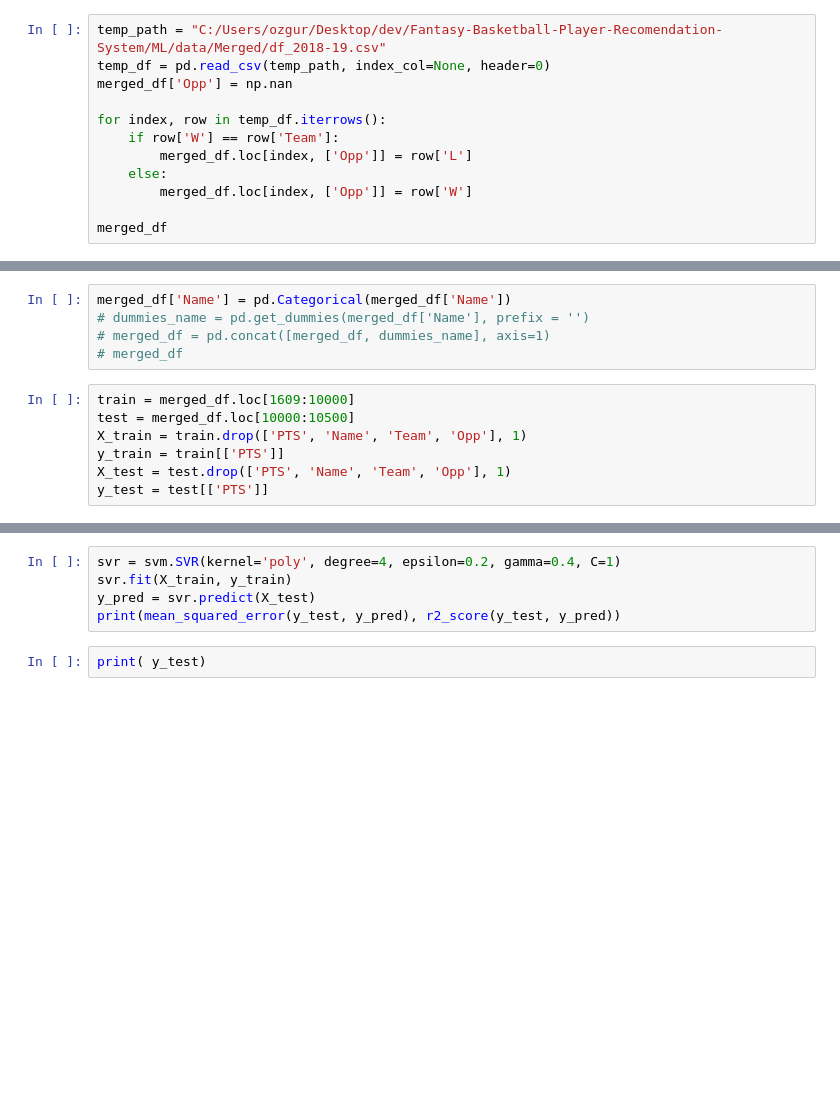
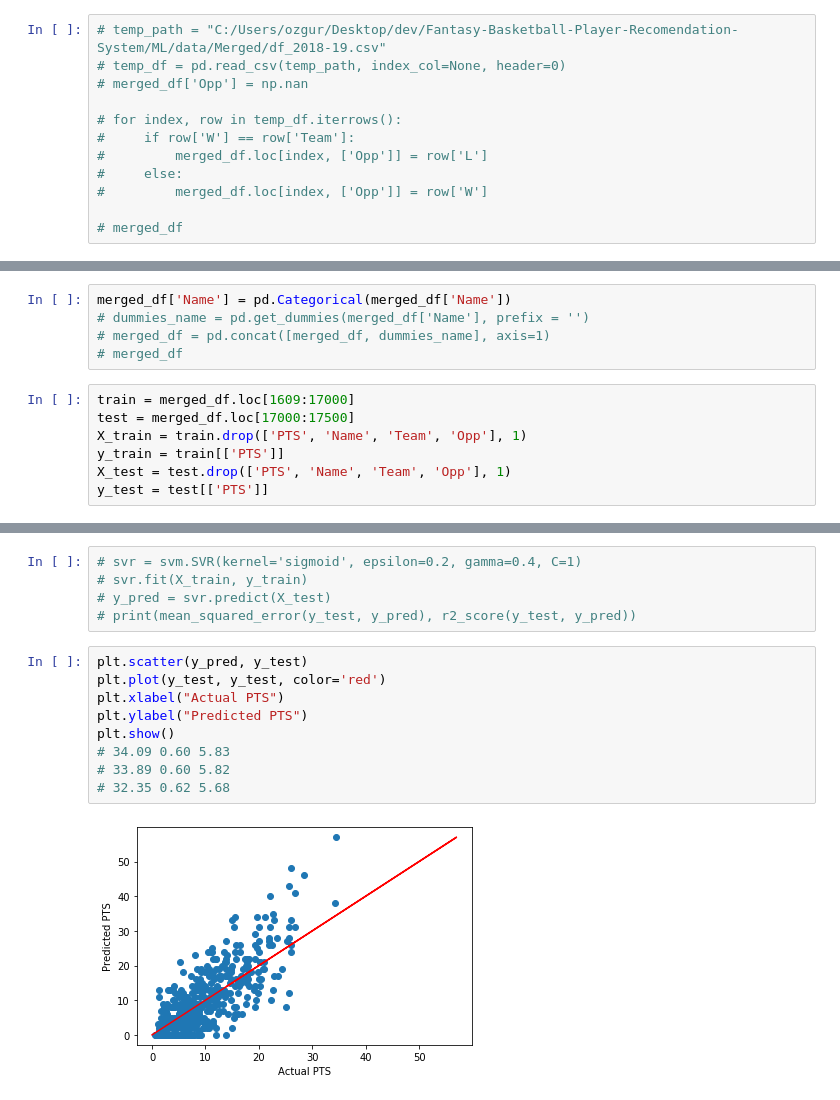
Before and after one commit to ozgurhepsag/Fantasy-Basketball-Player-Recomendation-System, a Jupyter notebook: ML/Linear Regression.ipynb, the cells around one changed output, grey strips where cells are left out. Saved outputs shown, nothing was run; the diff lists cells and outputs as text; blank space fills up the shorter version.

Commit message:
Update data and ML implementations.

```diff
--- a/ML/Linear Regression.ipynb
+++ b/ML/Linear Regression.ipynb
@@ -43,15 +43,15 @@ NameError: name 'plt' is not defined
 # %%
-temp_path = "C:/Users/ozgur/Desktop/dev/Fantasy-Basketball-Player-Recomendation-System/ML/data/Merged/df_2018-19.csv"
-temp_df = pd.read_csv(temp_path, index_col=None, header=0)
-merged_df['Opp'] = np.nan
+# temp_path = "C:/Users/ozgur/Desktop/dev/Fantasy-Basketball-Player-Recomendation-System/ML/data/Merged/df_2018-19.csv"
+# temp_df = pd.read_csv(temp_path, index_col=None, header=0)
+# merged_df['Opp'] = np.nan
 
-for index, row in temp_df.iterrows():
-    if row['W'] == row['Team']:
-        merged_df.loc[index, ['Opp']] = row['L']
-    else:
-        merged_df.loc[index, ['Opp']] = row['W']
+# for index, row in temp_df.iterrows():
+#     if row['W'] == row['Team']:
+#         merged_df.loc[index, ['Opp']] = row['L']
+#     else:
+#         merged_df.loc[index, ['Opp']] = row['W']
 
-merged_df
+# merged_df
 # %%
 merged_df['Team'] = pd.Categorical(merged_df['Team'])
 merged_df['Opp'] = pd.Categorical(merged_df['Opp'])
@@ -65,8 +65,8 @@ merged_df['Name'] = pd.Categorical(merged_df['Name'])
 # merged_df = pd.concat([merged_df, dummies_name], axis=1)
 # merged_df
 # %%
-train = merged_df.loc[1609:10000]
-test = merged_df.loc[10000:10500]
+train = merged_df.loc[1609:17000]
+test = merged_df.loc[17000:17500]
 X_train = train.drop(['PTS', 'Name', 'Team', 'Opp'], 1)
 y_train = train[['PTS']]
 X_test = test.drop(['PTS', 'Name', 'Team', 'Opp'], 1)
@@ -90,7 +95,16 @@ print(mean_squared_error(y_test, y_pred), r2_score(y_test, y_pred))
 # %%
-svr = svm.SVR(kernel='poly', degree=4, epsilon=0.2, gamma=0.4, C=1)
-svr.fit(X_train, y_train)
-y_pred = svr.predict(X_test)
-print(mean_squared_error(y_test, y_pred), r2_score(y_test, y_pred))
+# svr = svm.SVR(kernel='sigmoid', epsilon=0.2, gamma=0.4, C=1)
+# svr.fit(X_train, y_train)
+# y_pred = svr.predict(X_test)
+# print(mean_squared_error(y_test, y_pred), r2_score(y_test, y_pred))
-# %%
-print( y_test)
+# %%
+plt.scatter(y_pred, y_test)
+plt.plot(y_test, y_test, color='red')
+plt.xlabel("Actual PTS")
+plt.ylabel("Predicted PTS")
+plt.show()
+# 34.09 0.60 5.83
+# 33.89 0.60 5.82
+# 32.35 0.62 5.68
+# %% [output]
+[figure, added]
```
Also changed, not shown: parts of 5 cells of this notebook, 14 other files.
